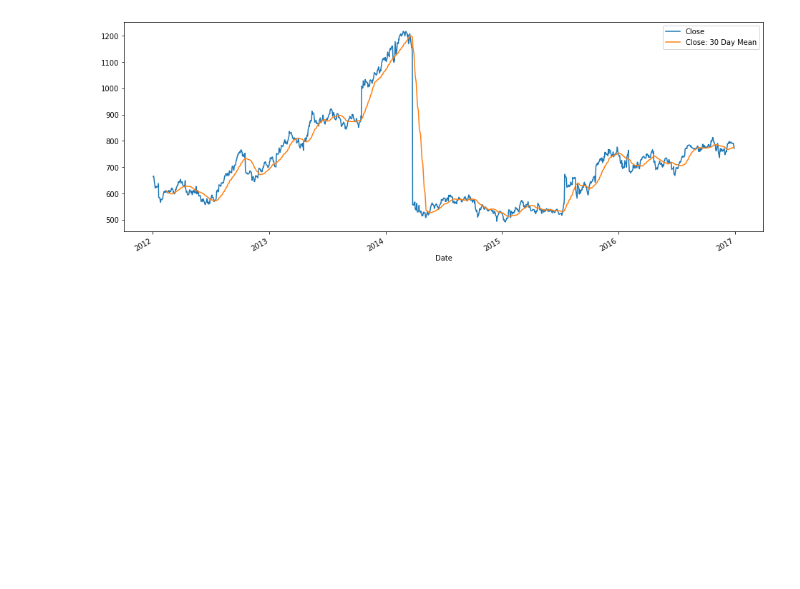
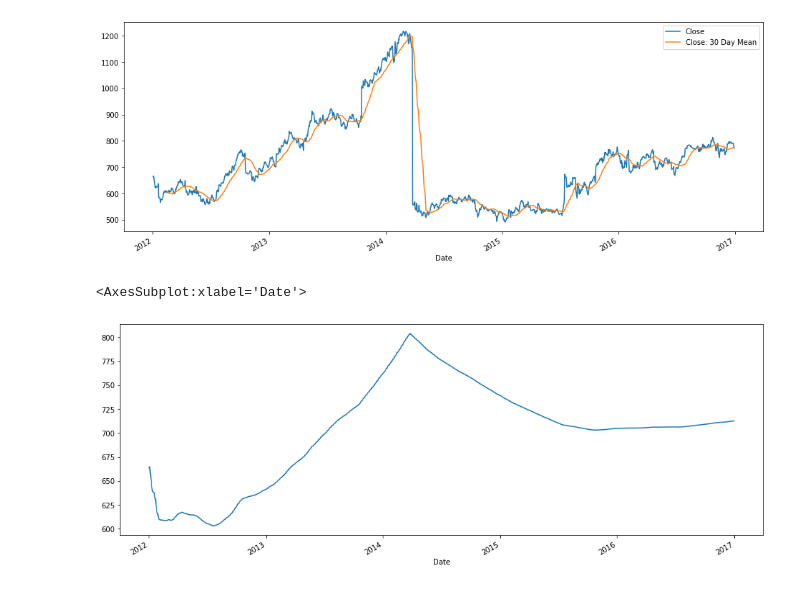
Before and after one commit to ArchishmanSengupta/Stonks-Prophecy, a Jupyter notebook: predictor.ipynb, the cells around one changed output. Saved outputs shown, nothing was run; the diff lists cells and outputs as text; code cells hidden in the pictures; blank space fills up the shorter version.

Commit message:
minimum periods option added

```diff
--- a/predictor.ipynb
+++ b/predictor.ipynb
@@ -81,3 +81,8 @@ dataset[['Close','Close: 30 Day Mean']].plot(figsize=(16,6))
 # %% [output]
 <AxesSubplot:xlabel='Date'>
 [figure]
+# %%
+dataset['Close'].expanding(min_periods=1).mean().plot(figsize=(16,6))
+# %% [output]
+<AxesSubplot:xlabel='Date'>
+[figure, added]
```
